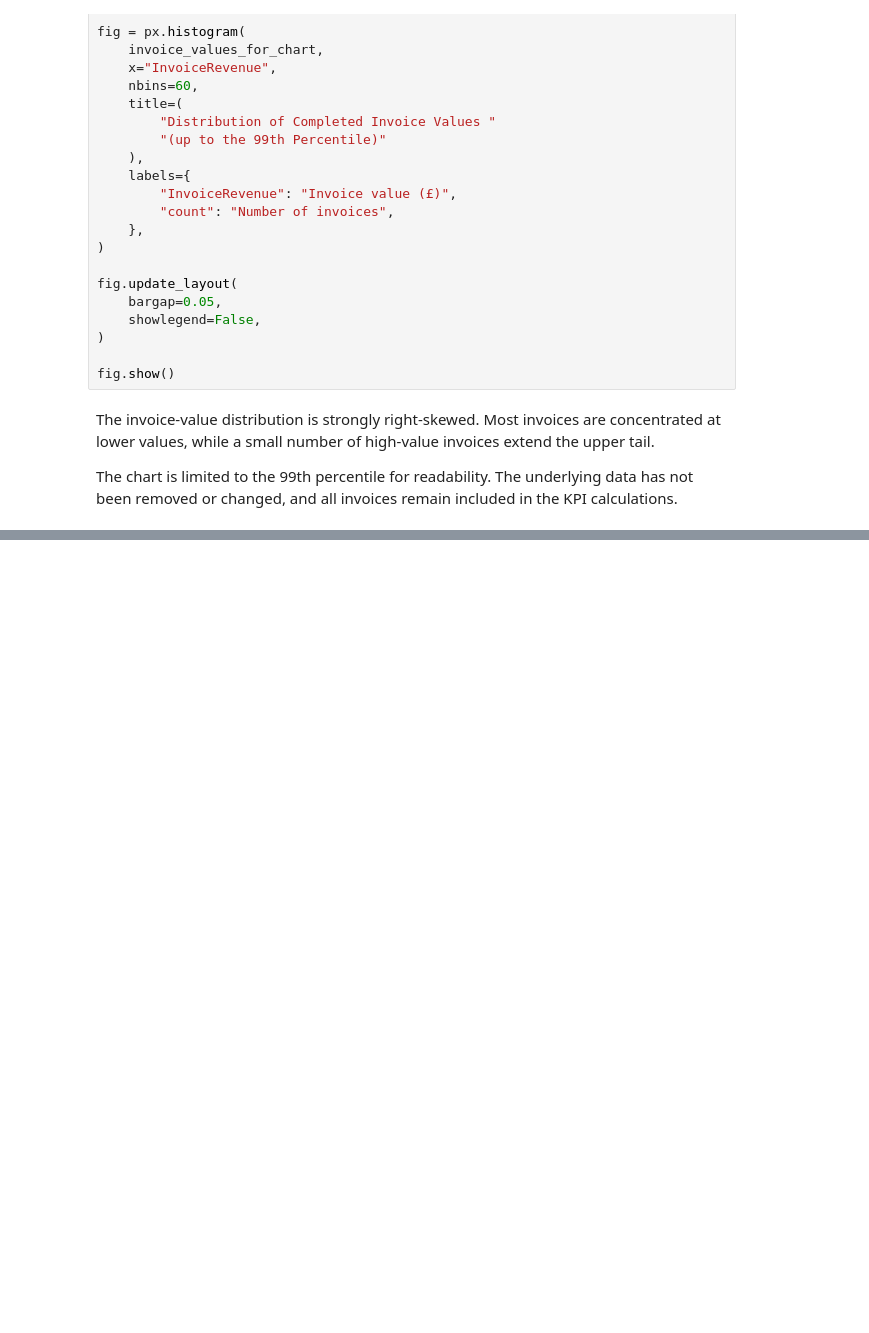
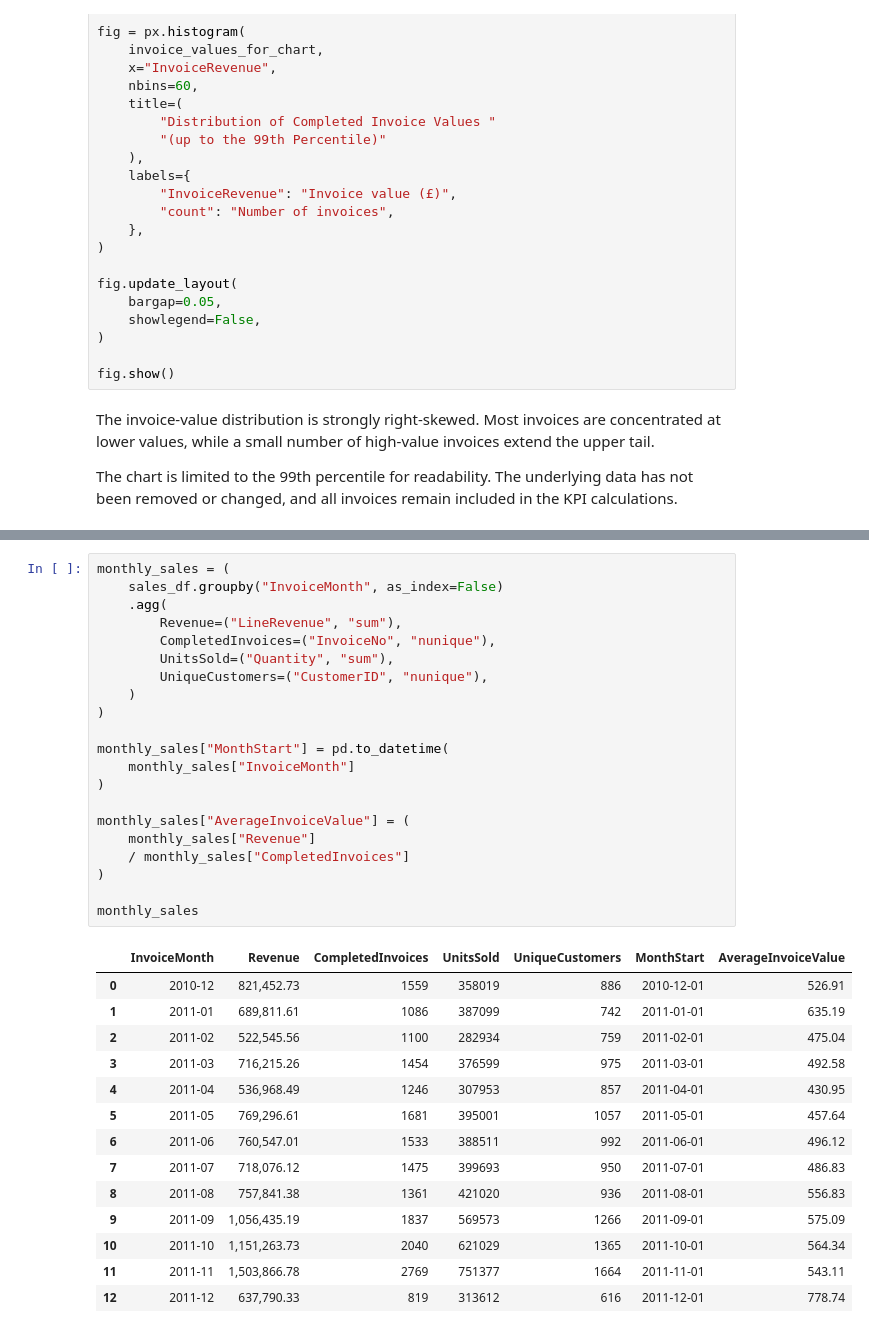
Before and after one commit to Ellusive89/CI-DA-Project-2-Online-Retail-Transaction-Analysis, a Jupyter notebook: jupyter_notebooks/02_Exploratory_Data_Analysis.ipynb, the cells around one changed output, grey strips where cells are left out. Saved outputs shown, nothing was run; the diff lists cells and outputs as text; blank space fills up the shorter version.

```diff
--- a/jupyter_notebooks/02_Exploratory_Data_Analysis.ipynb
+++ b/jupyter_notebooks/02_Exploratory_Data_Analysis.ipynb
@@ -208,0 +217,36 @@ The chart is limited to the 99th percentile for readability. The underlying data
+# %%
+monthly_sales = (
+    sales_df.groupby("InvoiceMonth", as_index=False)
+    .agg(
+        Revenue=("LineRevenue", "sum"),
+        CompletedInvoices=("InvoiceNo", "nunique"),
+        UnitsSold=("Quantity", "sum"),
+        UniqueCustomers=("CustomerID", "nunique"),
+    )
+)
+
+monthly_sales["MonthStart"] = pd.to_datetime(
+    monthly_sales["InvoiceMonth"]
+)
+
+monthly_sales["AverageInvoiceValue"] = (
+    monthly_sales["Revenue"]
+    / monthly_sales["CompletedInvoices"]
+)
+
+monthly_sales
+# %% [output]
+|  | InvoiceMonth | Revenue | CompletedInvoices | UnitsSold | UniqueCustomers | MonthStart | AverageInvoiceValue |
+| 0 | 2010-12 | 821,452.73 | 1559 | 358019 | 886 | 2010-12-01 | 526.91 |
+| 1 | 2011-01 | 689,811.61 | 1086 | 387099 | 742 | 2011-01-01 | 635.19 |
+| 2 | 2011-02 | 522,545.56 | 1100 | 282934 | 759 | 2011-02-01 | 475.04 |
+| 3 | 2011-03 | 716,215.26 | 1454 | 376599 | 975 | 2011-03-01 | 492.58 |
+| 4 | 2011-04 | 536,968.49 | 1246 | 307953 | 857 | 2011-04-01 | 430.95 |
+| 5 | 2011-05 | 769,296.61 | 1681 | 395001 | 1057 | 2011-05-01 | 457.64 |
+| 6 | 2011-06 | 760,547.01 | 1533 | 388511 | 992 | 2011-06-01 | 496.12 |
+| 7 | 2011-07 | 718,076.12 | 1475 | 399693 | 950 | 2011-07-01 | 486.83 |
+| 8 | 2011-08 | 757,841.38 | 1361 | 421020 | 936 | 2011-08-01 | 556.83 |
+| 9 | 2011-09 | 1,056,435.19 | 1837 | 569573 | 1266 | 2011-09-01 | 575.09 |
+| 10 | 2011-10 | 1,151,263.73 | 2040 | 621029 | 1365 | 2011-10-01 | 564.34 |
+| 11 | 2011-11 | 1,503,866.78 | 2769 | 751377 | 1664 | 2011-11-01 | 543.11 |
+| 12 | 2011-12 | 637,790.33 | 819 | 313612 | 616 | 2011-12-01 | 778.74 |
```
Also changed, not shown: parts of 9 cells of this notebook.
